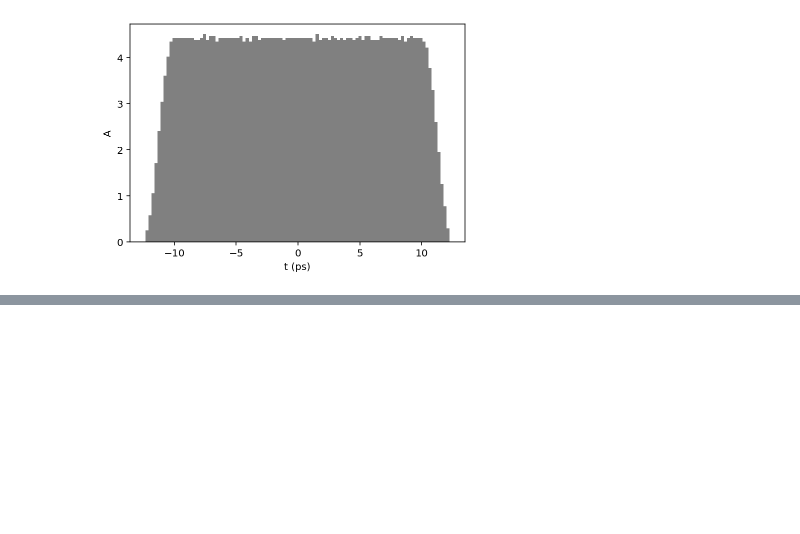
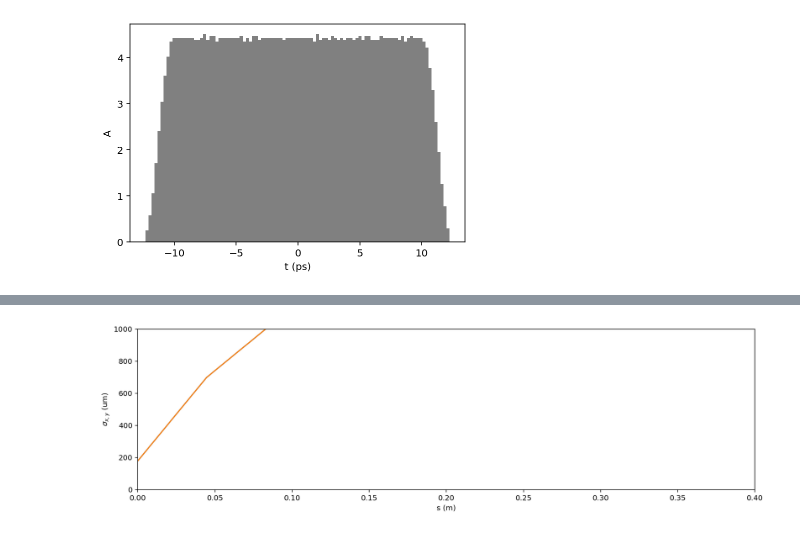
Before and after one commit to ColwynGulliford/lume-gpt, a Jupyter notebook: examples/srf_injector.ipynb, the cells around one changed output, grey strips where cells are left out. Saved outputs shown, nothing was run; the diff lists cells and outputs as text; code cells hidden in the pictures; blank space fills up the shorter version.

```diff
--- a/examples/srf_injector.ipynb
+++ b/examples/srf_injector.ipynb
@@ -99,0 +118,10 @@ G.set_variables(settings)
+# %%
+plt.figure(figsize=(15,4))
+plt.plot(G.s_ccs, G.tout_ccs_stat('sigma_x')*1e6, 'tab:blue');
+plt.plot(G.s_ccs, G.tout_ccs_stat('sigma_y')*1e6, 'tab:orange');
+plt.xlabel('s (m)')
+plt.ylabel('$\sigma_{x,y}$ (um)');
+plt.xlim([0, 0.4]);
+plt.ylim([0, 1000]);
+# %% [output]
+[figure, added]
```
Also changed, not shown: parts of 12 cells of this notebook, 4 other files.
